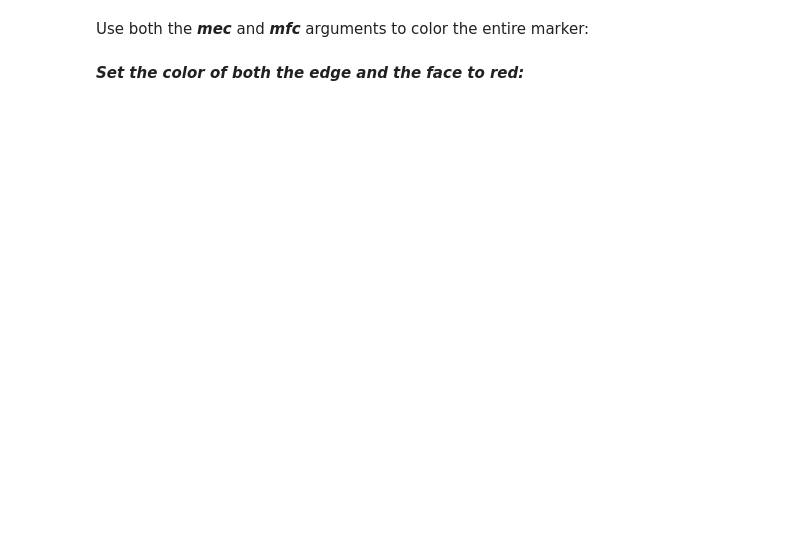
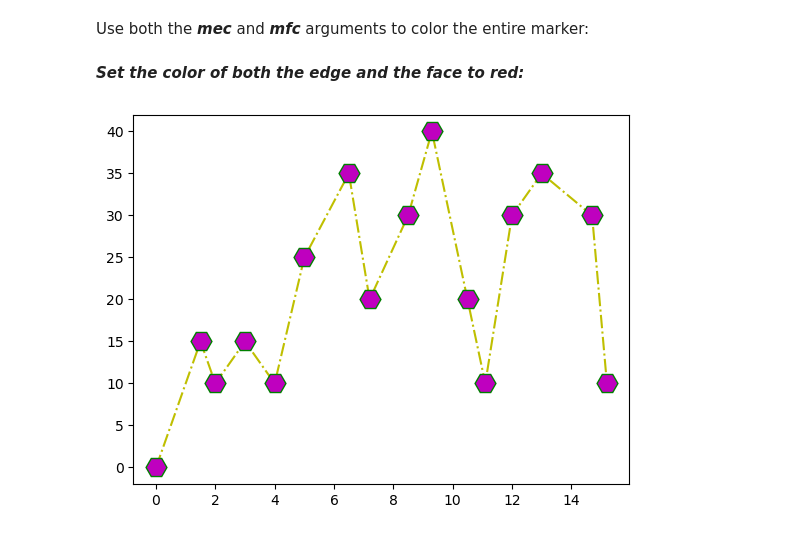
Before and after one commit to jabedkhanjb/Matplotlib, a Jupyter notebook: Matplotlib 4 Markers/Matplotlib Markers.ipynb, the cells around one changed output. Drawn from its saved outputs; the diff is of its cells as text; code cells hidden in the pictures; blank space fills up the shorter version.

```diff
--- a/Matplotlib 4 Markers/Matplotlib Markers.ipynb
+++ b/Matplotlib 4 Markers/Matplotlib Markers.ipynb
@@ -173,3 +173,14 @@ plt.show()
 Use both the <i><b>mec</b></i> and <i><b>mfc</b></i> arguments to color the entire marker:
 # %% [markdown]
 <i><b>Set the color of both the edge and the face to red:</b></i>
+# %%
+import numpy as np
+import matplotlib.pyplot as plt
+
+xpoint = np.array([0, 1.5, 2, 3, 4, 5, 6.5, 7.2, 8.5, 9.3, 10.5, 11.1, 12, 13, 14.7, 15.2])
+ypoint = np.array([0, 15, 10, 15, 10, 25, 35, 20, 30, 40, 20, 10, 30, 35, 30, 10])
+
+plt.plot(xpoint, ypoint, "H-.y", ms = "15", mfc = "m", mec = "g" )
+plt.show()
+# %% [output]
+[figure, added]
```
Also changed, not shown: parts of 4 cells of this notebook.
